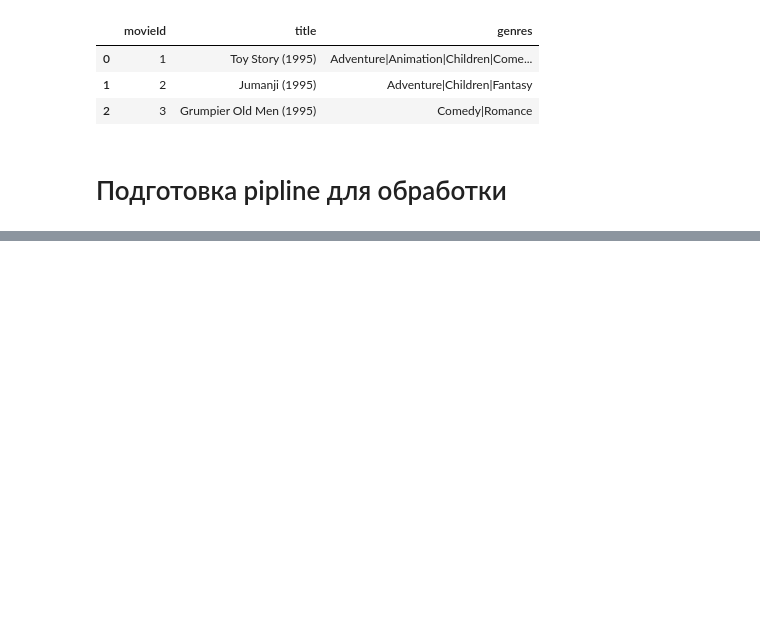
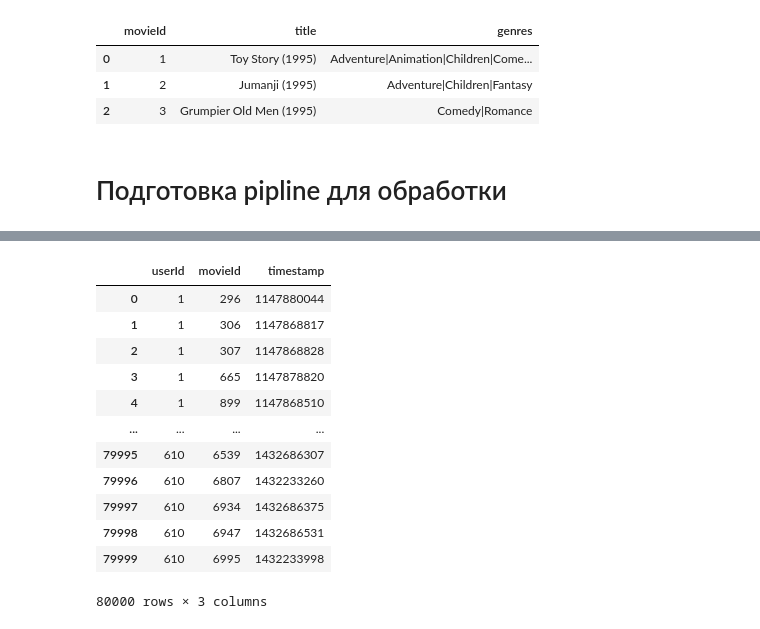
Before and after one commit to aleks-haksly/Simulative, a Jupyter notebook: ML/recomendation.ipynb, the cells around one changed output, grey strips where cells are left out. Saved outputs shown, nothing was run; the diff lists cells and outputs as text; code cells hidden in the pictures; blank space fills up the shorter version.

```diff
--- a/ML/recomendation.ipynb
+++ b/ML/recomendation.ipynb
@@ -21,5 +29,5 @@ pd.options.display.max_columns = 100
 # %%
-ratings_full_df = pd.read_csv("/content/ratings.csv", nrows=200_000)
+ratings_full_df = pd.read_csv("/content/ratings.csv", nrows=100_000)
 movies_df = pd.read_csv("/content/movies.csv")
 # %%
 ratings_full_df.head(3)
@@ -167,0 +177,23 @@ sample
+# %%
+X_train, X_test, y_train, y_test = train_test_split(
+    X_,
+    y_,
+    test_size=0.2, # <--- Доля теста к тотал данным
+    shuffle=False  # <--- Мешать ли данные или делить по индексам
+)
+
+X_train
+# %% [output]
+|  | userId | movieId | timestamp |
+| 0 | 1 | 296 | 1147880044 |
+| 1 | 1 | 306 | 1147868817 |
+| 2 | 1 | 307 | 1147868828 |
+| 3 | 1 | 665 | 1147878820 |
+| 4 | 1 | 899 | 1147868510 |
+| ... | ... | ... | ... |
+| 79995 | 610 | 6539 | 1432686307 |
+| 79996 | 610 | 6807 | 1432233260 |
+| 79997 | 610 | 6934 | 1432686375 |
+| 79998 | 610 | 6947 | 1432686531 |
+| 79999 | 610 | 6995 | 1432233998 |
+80000 rows × 3 columns
```
Also changed, not shown: parts of 11 cells of this notebook.
